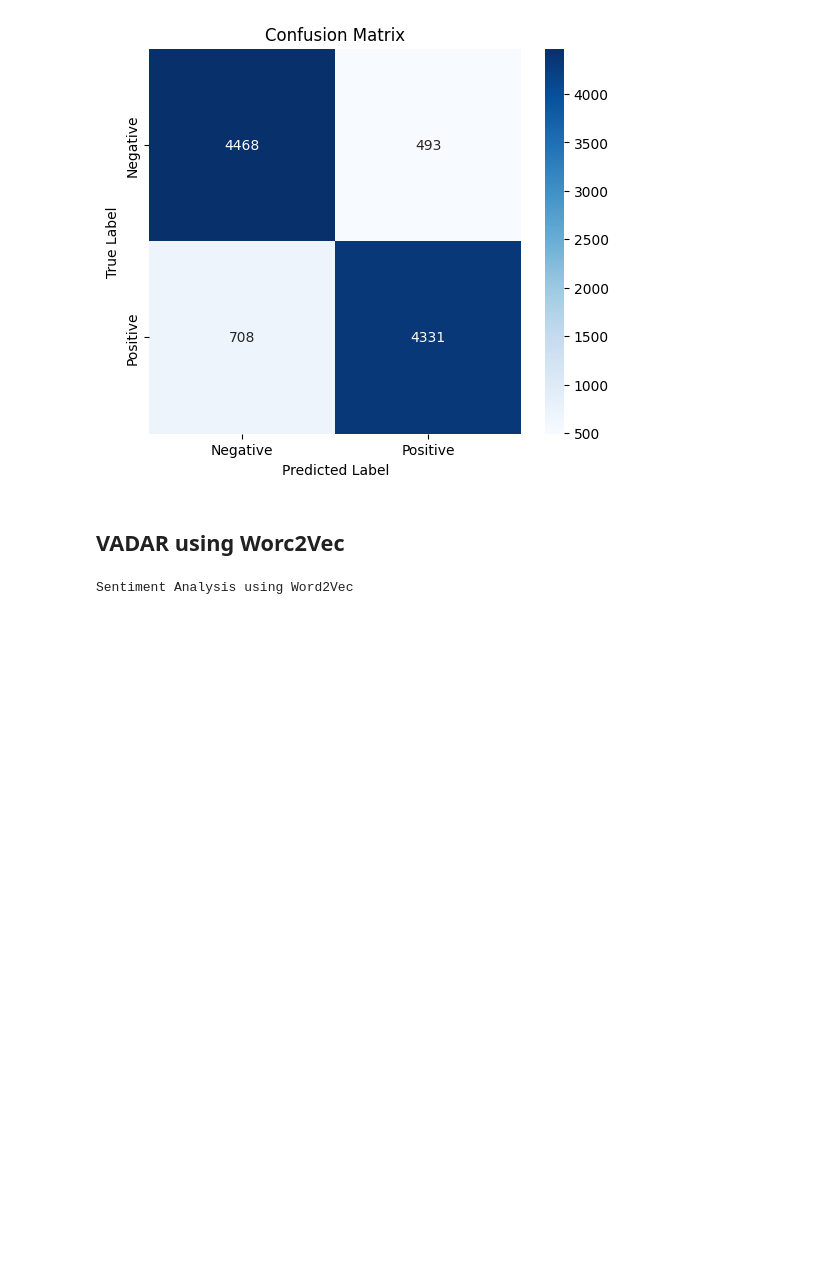
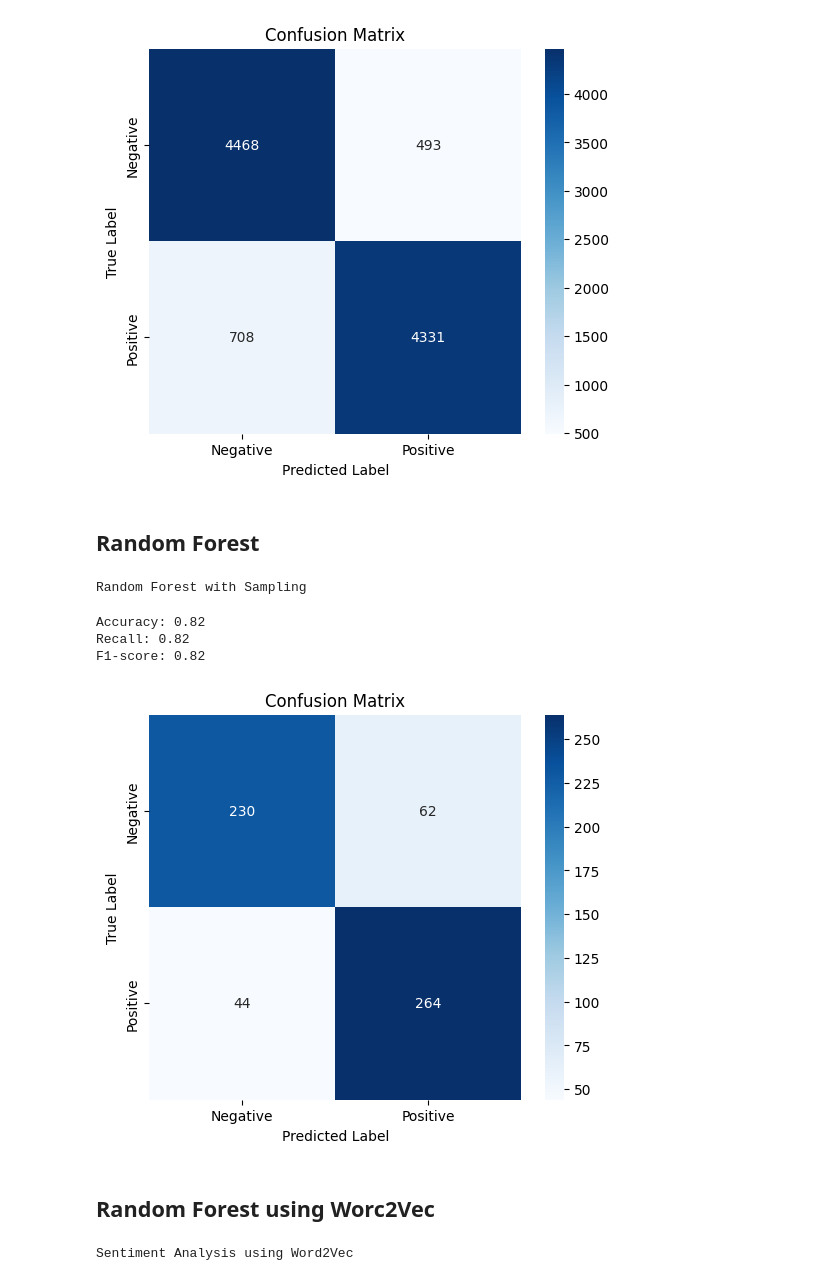
Before and after one commit to haniebayati/NLP_Project-SentimentAnalysis-, a Jupyter notebook: NLP-Project-SentimentAnalysis-Ver3.ipynb, the cells around one changed output. Drawn from its saved outputs; the diff is of its cells as text; code cells hidden in the pictures; blank space fills up the shorter version.

```diff
--- a/NLP-Project-SentimentAnalysis-Ver3.ipynb
+++ b/NLP-Project-SentimentAnalysis-Ver3.ipynb
@@ -472,8 +472,78 @@ Accuracy: 0.88
 Recall: 0.88
 F1-score: 0.88
 [figure]
+# %% [markdown]
+## Random Forest
+# %%
+from sklearn.ensemble import RandomForestClassifier
+from sklearn.feature_extraction.text import CountVectorizer
+from sklearn.model_selection import train_test_split
+from sklearn.metrics import accuracy_score, classification_report, confusion_matrix, recall_score, f1_score
+import matplotlib.pyplot as plt
+import seaborn as sns
+
+# سمپلینگ تصادفی برای کاهش داده‌ها
+sample_size = 3000  # تعداد نمونه‌هایی که می‌خواهیم استفاده کنیم
+
+# تصادفی نمونه‌برداری از داده‌ها
+df_sampled = df.sample(n=sample_size, random_state=42)
+
+console = Console()
+console.print("[bold red]Random Forest with Sampling[/bold red]")
+
+# اطمینان از عدم وجود مقادیر None یا NaN در ستون 'review'
+df_sampled['review'] = df_sampled['review'].fillna('')
+
+# استفاده از Uni-gram و Bi-gram
+X = df_sampled[['Uni-grams', 'Bi-grams']]
+
+# تبدیل متن‌ها به ویژگی‌های عددی
+vectorizer = CountVectorizer(ngram_range=(1, 2))  # تنظیم Uni-gram و Bi-gram
+X = vectorizer.fit_transform(df_sampled['review'])
+
+# هدف (Sentiment_Class) از قبل ایجاد شده است
+y = df_sampled['sentiment']
+
+# تقسیم داده‌ها به داده‌های آموزشی و آزمایشی
+X_train, X_test, y_train, y_test = train_test_split(X, y, test_size=0.2, random_state=42)
+
+# ساخت مدل Random Forest
+model = RandomForestClassifier(n_estimators=100, random_state=42)
+
+# آموزش مدل
+model.fit(X_train, y_train)
+
+# پیش‌بینی بر روی داده‌های آزمایشی
+y_pred = model.predict(X_test)
+
+# ارزیابی مدل
+accuracy = accuracy_score(y_test, y_pred)
+recall = recall_score(y_test, y_pred, average='weighted')
+f1 = f1_score(y_test, y_pred, average='weighted')
+
+# چاپ نتایج ارزیابی
+print(f"Accuracy: {accuracy:.2f}")
+print(f"Recall: {recall:.2f}")
+print(f"F1-score: {f1:.2f}")
+
+# نمایش ماتریس سردرگمی
+conf_matrix = confusion_matrix(y_test, y_pred)
+
+# ترسیم ماتریس سردرگمی
+plt.figure(figsize=(6, 5))
+sns.heatmap(conf_matrix, annot=True, fmt='d', cmap='Blues', xticklabels=['Negative', 'Positive'], yticklabels=['Negative', 'Positive'])
+plt.title('Confusion Matrix')
+plt.xlabel('Predicted Label')
+plt.ylabel('True Label')
+plt.show()
+# %% [output]
+Random Forest with Sampling
+Accuracy: 0.82
+Recall: 0.82
+F1-score: 0.82
+[figure, added]
 # %% [markdown]
-## VADAR using Worc2Vec
+## Random Forest using Worc2Vec
 # %%
 import pandas as pd
 import numpy as np
```
Also changed, not shown: 4 other files.
